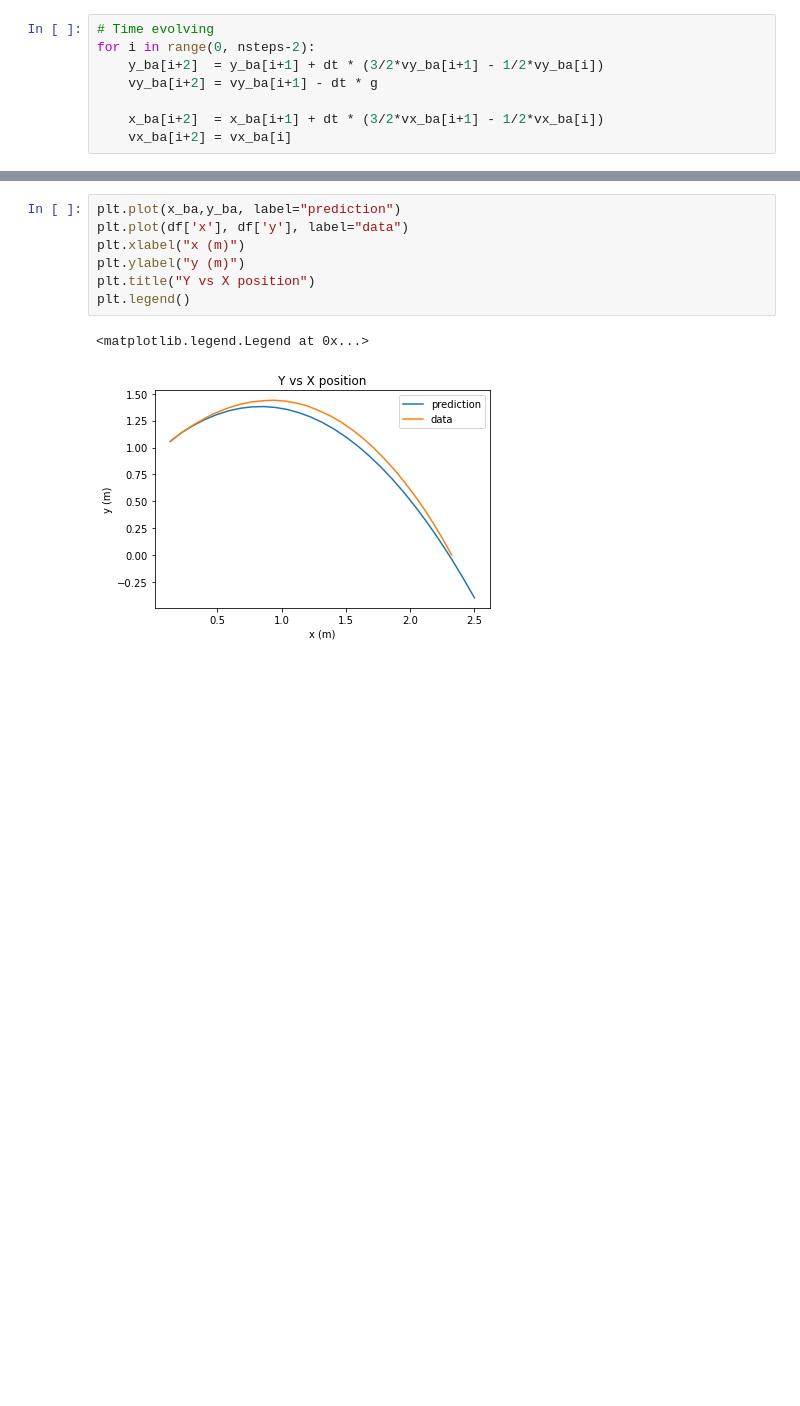
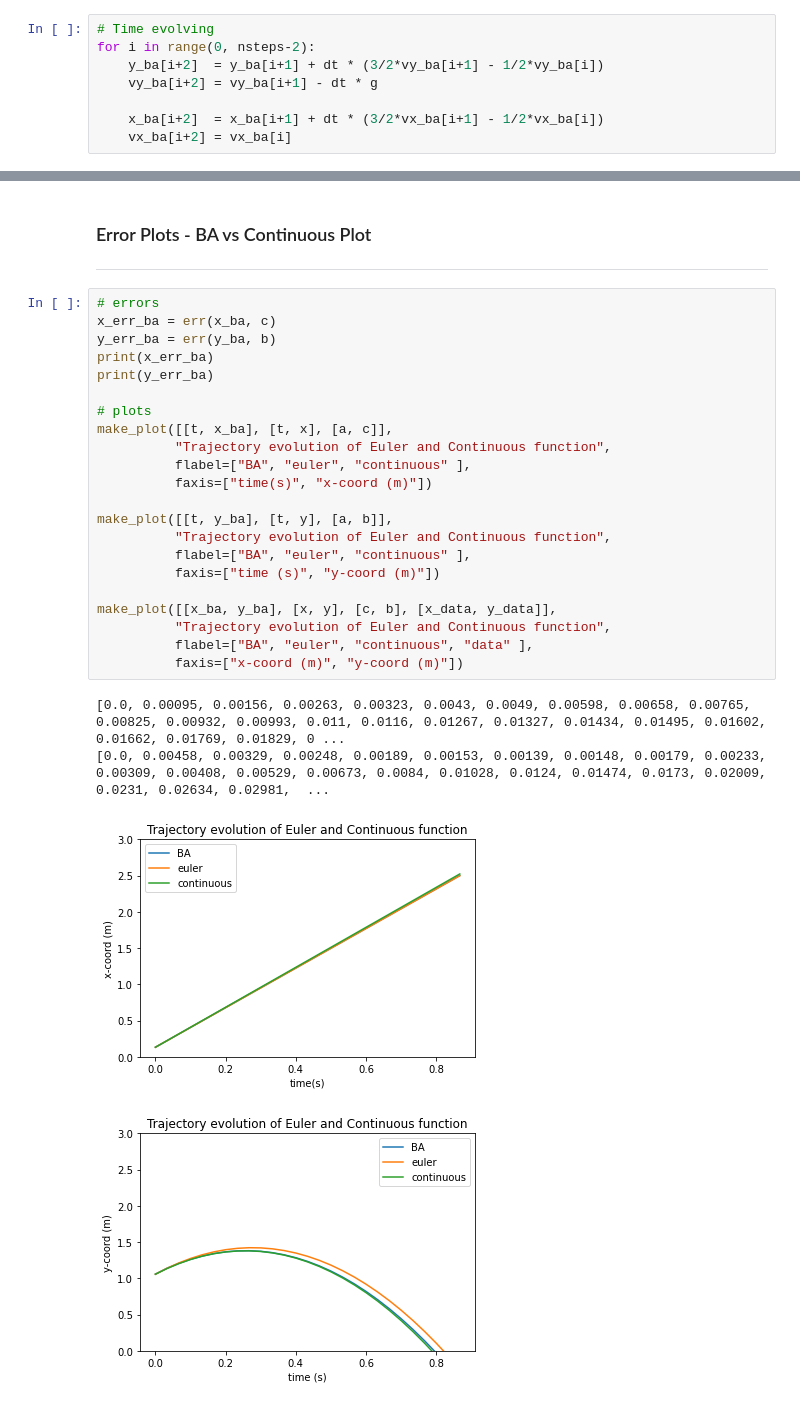
Before and after one commit to imnotartsy/PHY68, a Jupyter notebook: Car.ipynb, the cells around one changed output, grey strips where cells are left out. Saved outputs shown, nothing was run; the diff lists cells and outputs as text; blank space fills up the shorter version.

```diff
--- a/Car.ipynb
+++ b/Car.ipynb
@@ -359,10 +288,30 @@ plt.show()
-# %%
-plt.plot(x_ba,y_ba, label="prediction")
-plt.plot(df['x'], df['y'], label="data")
-plt.xlabel("x (m)")
-plt.ylabel("y (m)")
-plt.title("Y vs X position")
-plt.legend()
-# %% [output]
-<matplotlib.legend.Legend at 0x...>
-[figure, removed]
+# %% [markdown]
+### Error Plots - BA vs Continuous Plot
+---
+# %%
+# errors
+x_err_ba = err(x_ba, c)
+y_err_ba = err(y_ba, b)
+print(x_err_ba)
+print(y_err_ba)
+
+# plots
+make_plot([[t, x_ba], [t, x], [a, c]],
+          "Trajectory evolution of Euler and Continuous function",
+          flabel=["BA", "euler", "continuous" ],
+          faxis=["time(s)", "x-coord (m)"])
+
+make_plot([[t, y_ba], [t, y], [a, b]],
+          "Trajectory evolution of Euler and Continuous function",
+          flabel=["BA", "euler", "continuous" ],
+          faxis=["time (s)", "y-coord (m)"])
+
+make_plot([[x_ba, y_ba], [x, y], [c, b], [x_data, y_data]],
+          "Trajectory evolution of Euler and Continuous function",
+          flabel=["BA", "euler", "continuous", "data" ],
+          faxis=["x-coord (m)", "y-coord (m)"])
+# %% [output]
+[0.0, 0.00095, 0.00156, 0.00263, 0.00323, 0.0043, 0.0049, 0.00598, 0.00658, 0.00765, 0.00825, 0.00932, 0.00993, 0.011, 0.0116, 0.01267, 0.01327, 0.01434, 0.01495, 0.01602, 0.01662, 0.01769, 0.01829, 0 ...
+[0.0, 0.00458, 0.00329, 0.00248, 0.00189, 0.00153, 0.00139, 0.00148, 0.00179, 0.00233, 0.00309, 0.00408, 0.00529, 0.00673, 0.0084, 0.01028, 0.0124, 0.01474, 0.0173, 0.02009, 0.0231, 0.02634, 0.02981,  ...
+[figure, added]
+[figure, added]
```
Also changed, not shown: parts of 39 cells of this notebook.
